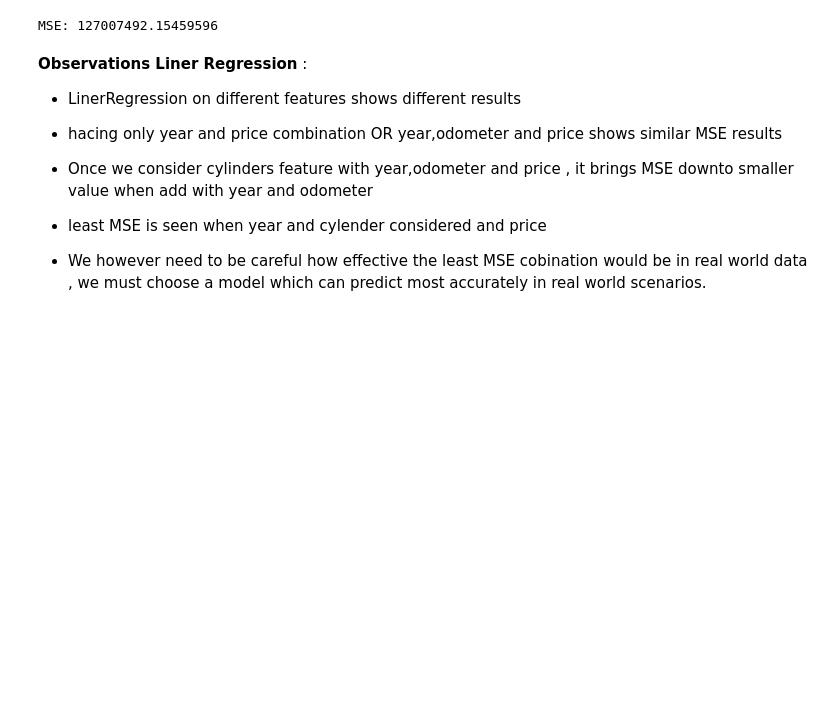
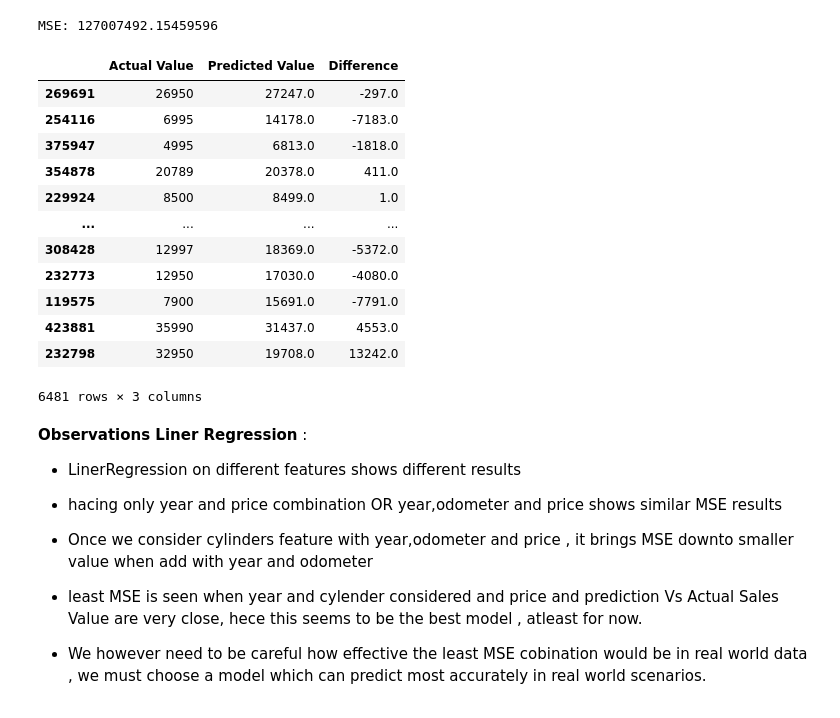
Before and after one commit to hemantborse/Practical-Application---Car-Pricing, a Jupyter notebook: Car_price.ipynb, the cells around one changed output. Cells and saved outputs as stored; diff of their text form; code cells hidden in the pictures; blank space fills up the shorter version.

```diff
--- a/Car_price.ipynb
+++ b/Car_price.ipynb
@@ -298,6 +349,23 @@ y_pred=linreg.predict(X_test)
 print('MSE:',mean_squared_error(y_test,y_pred))
 # %% [output]
 MSE: 127007492.15459596
+# %%
+pred_df=pd.DataFrame({'Actual Value':y_test,'Predicted Value':np.round(y_pred),'Difference':np.round(y_test-y_pred)})
+pred_df
+# %% [output]
+|  | Actual Value | Predicted Value | Difference |
+| 269691 | 26950 | 27247.0 | -297.0 |
+| 254116 | 6995 | 14178.0 | -7183.0 |
+| 375947 | 4995 | 6813.0 | -1818.0 |
+| 354878 | 20789 | 20378.0 | 411.0 |
+| 229924 | 8500 | 8499.0 | 1.0 |
+| ... | ... | ... | ... |
+| 308428 | 12997 | 18369.0 | -5372.0 |
+| 232773 | 12950 | 17030.0 | -4080.0 |
+| 119575 | 7900 | 15691.0 | -7791.0 |
+| 423881 | 35990 | 31437.0 | 4553.0 |
+| 232798 | 32950 | 19708.0 | 13242.0 |
+6481 rows × 3 columns
 # %% [markdown]
 **Observations Liner Regression** :
 
@@ -305,8 +373,7 @@ MSE: 127007492.15459596
 *   LinerRegression on different features shows different results
 *   hacing only year and price combination OR year,odometer and price shows similar MSE results
 *   Once we consider cylinders feature with year,odometer and price , it brings MSE downto smaller value when add with year and odometer
-*   least MSE is seen when year and cylender considered and price
-
+*   least MSE is seen when year and cylender considered and price and prediction Vs Actual Sales Value are very close, hece this seems to be the best model , atleast for now.
 
 *   We however need to be careful how effective the least MSE cobination would be in real world data , we must choose a model which can predict most accurately in real world scenarios.
 # %%
```
Also changed, not shown: parts of 3 cells of this notebook.
